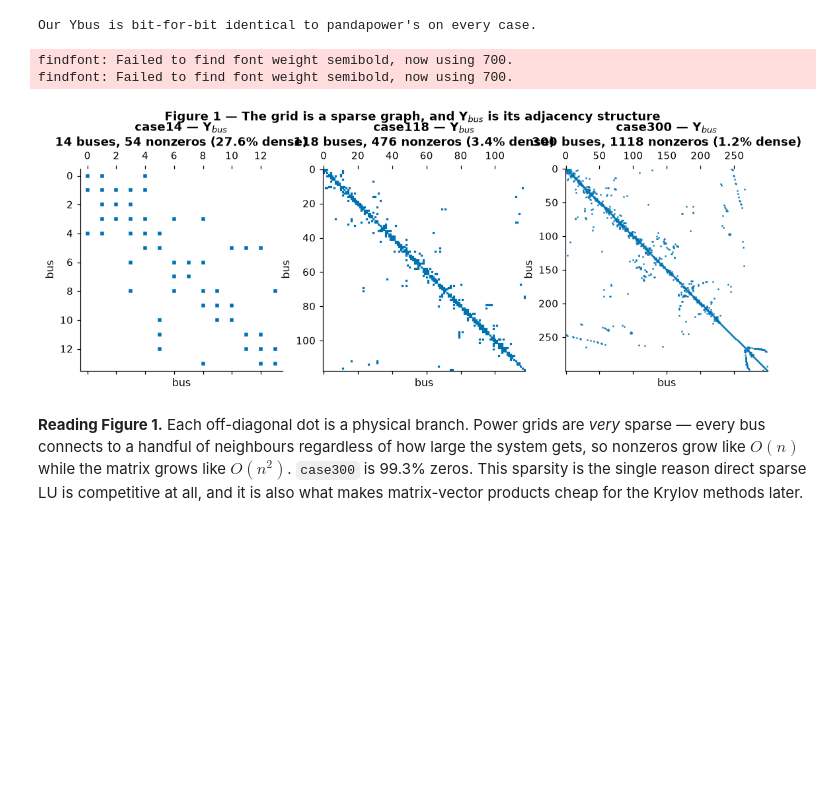
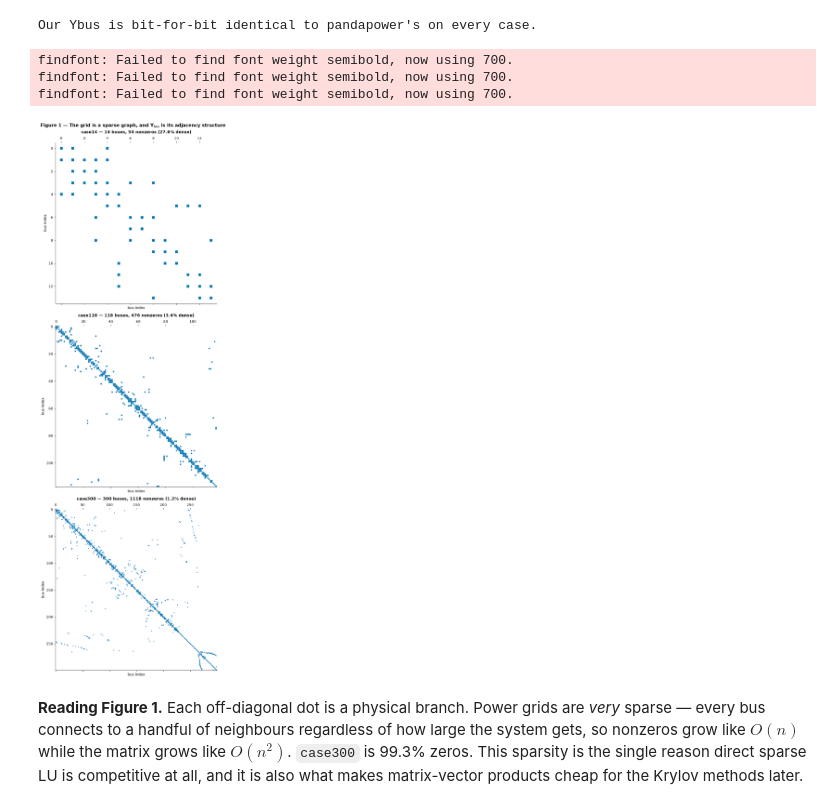
Before and after one commit to panas-bhattarai/learned-iterative-solvers-acpf, a Jupyter notebook: notebooks/01_newton_and_krylov.ipynb, the cells around one changed output. Saved outputs shown, nothing was run; the diff lists cells and outputs as text; code cells hidden in the pictures; blank space fills up the shorter version.

```diff
--- a/notebooks/01_newton_and_krylov.ipynb
+++ b/notebooks/01_newton_and_krylov.ipynb
@@ -190,21 +192,21 @@ print("Our Ybus is bit-for-bit identical to pandapower's on every case.")
 | 5 | case300 | 300 | 411 | 1/68/231 | 530 | 1118 | 1.24 | 0.00e+00 |
 Our Ybus is bit-for-bit identical to pandapower's on every case.
 # %%
-fig, axes = plt.subplots(1, 3, figsize=(12.2, 4.0))
+fig, axes = stacked(3, square=True, width=7.4)
 for ax, name in zip(axes, ["case14", "case118", "case300"]):
     c = load_case(name)
-    ax.spy(c.ybus, markersize=(3.0 if c.n_bus < 50 else (1.1 if c.n_bus < 200 else 0.5)),
+    ax.spy(c.ybus, markersize=(6.0 if c.n_bus < 50 else (2.2 if c.n_bus < 200 else 1.2)),
            color=PALETTE["newton"])
-    ax.set_title(f"{name} — $\\mathbf{{Y}}_{{bus}}$\n{c.n_bus} buses, "
-                 f"{c.ybus.nnz} nonzeros ({100*c.ybus.nnz/c.n_bus**2:.1f}% dense)")
-    ax.set_xlabel("bus"); ax.set_ylabel("bus"); ax.grid(False)
-fig.suptitle("Figure 1 — The grid is a sparse graph, and $\\mathbf{Y}_{bus}$ is its adjacency structure",
-             y=1.04, fontsize=12, fontweight="semibold")
+    ax.set_title(f"{name} — {c.n_bus} buses, {c.ybus.nnz} nonzeros "
+                 f"({100*c.ybus.nnz/c.n_bus**2:.1f}% dense)", pad=10)
+    ax.set_xlabel("bus index"); ax.set_ylabel("bus index"); ax.grid(False)
+suptitle(fig, "Figure 1 — The grid is a sparse graph, and $\\mathbf{Y}_{bus}$ is its adjacency structure")
 save(fig, "01_ybus_sparsity"); plt.show()
 # %% [output]
 findfont: Failed to find font weight semibold, now using 700.
 findfont: Failed to find font weight semibold, now using 700.
+findfont: Failed to find font weight semibold, now using 700.
-[figure, old version]
+[figure, new version]
 # %% [markdown]
 **Reading Figure 1.** Each off-diagonal dot is a physical branch. Power grids are *very*
 sparse — every bus connects to a handful of neighbours regardless of how large the system
```
Also changed, not shown: parts of 15 cells of this notebook, 7 other files.
